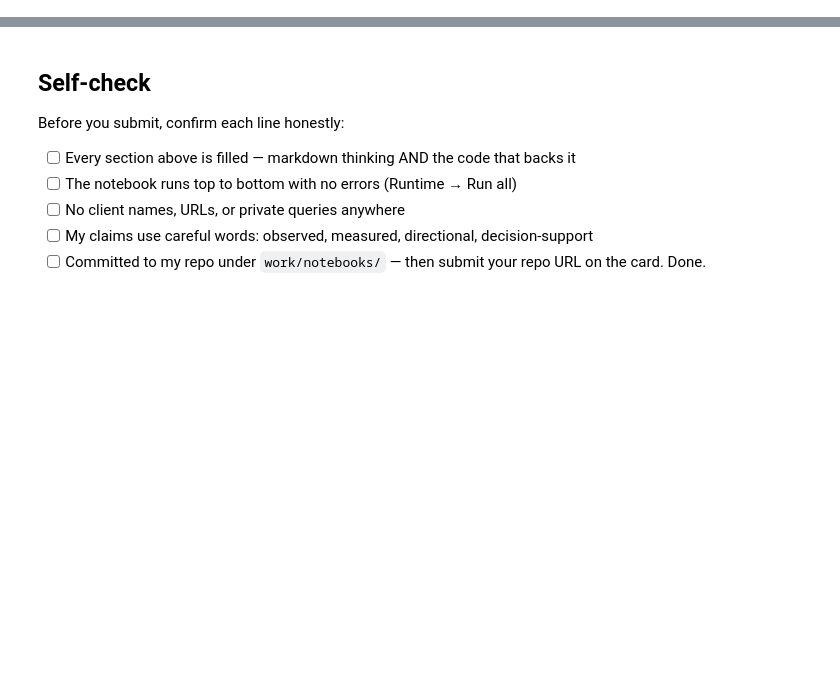
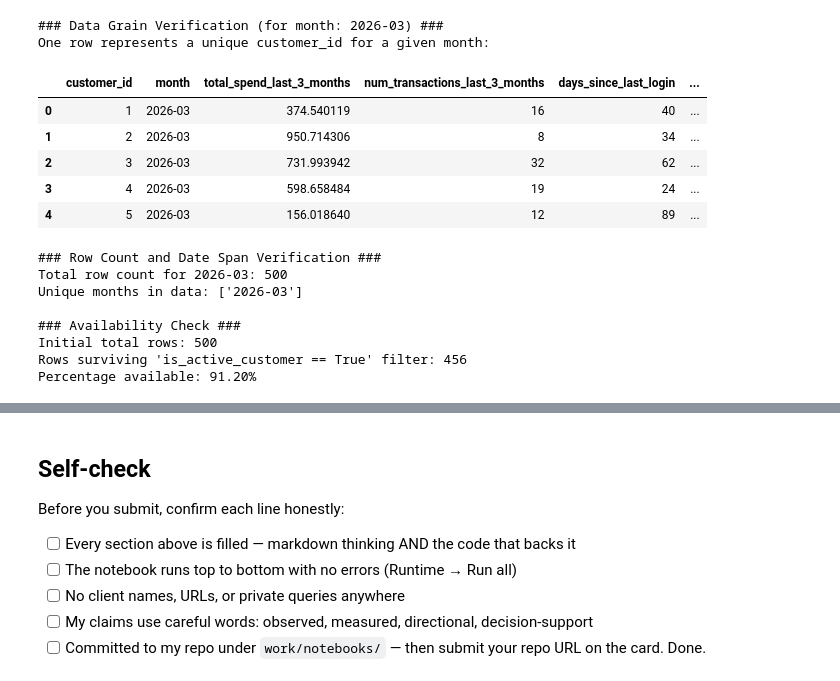
Before and after one commit to RajatBharti11/Rajat, a Jupyter notebook: work/notebooks/w03_feature_leakage_check.ipynb, the cells around one changed output, grey strips where cells are left out. Cells and saved outputs as stored; diff of their text form; code cells hidden in the pictures; blank space fills up the shorter version.

```diff
--- a/work/notebooks/w03_feature_leakage_check.ipynb
+++ b/work/notebooks/w03_feature_leakage_check.ipynb
@@ -36,0 +27,52 @@ This skeleton is yours to fill. Work the sections **in order** — each one has
+# %%
+import pandas as pd
+import numpy as np
+
+# Simulate data for a mid-panel month
+month_to_simulate = '2026-03'
+num_customers = 500
+
+np.random.seed(42)
+
+data = {
+    'customer_id': np.arange(1, num_customers + 1),
+    'month': pd.to_datetime(month_to_simulate).to_period('M').strftime('%Y-%m'),
+    'total_spend_last_3_months': np.random.rand(num_customers) * 1000,
+    'num_transactions_last_3_months': np.random.randint(0, 50, num_customers),
+    'days_since_last_login': np.random.randint(0, 90, num_customers),
+    'has_premium_plan': np.random.choice([True, False], num_customers, p=[0.2, 0.8]),
+    'is_active_customer': np.random.choice([True, False], num_customers, p=[0.9, 0.1]) # Simulate an availability flag
+}
+df_mid_panel = pd.DataFrame(data)
+
+print(f"### Data Grain Verification (for month: {month_to_simulate}) ###")
+print("One row represents a unique customer_id for a given month:")
+display(df_mid_panel.head())
+
+print("\n### Row Count and Date Span Verification ###")
+print(f"Total row count for {month_to_simulate}: {len(df_mid_panel)}")
+print(f"Unique months in data: {df_mid_panel['month'].unique()}")
+
+print("\n### Availability Check ###")
+initial_rows = len(df_mid_panel)
+available_rows = df_mid_panel[df_mid_panel['is_active_customer'] == True]
+print(f"Initial total rows: {initial_rows}")
+print(f"Rows surviving 'is_active_customer == True' filter: {len(available_rows)}")
+print(f"Percentage available: {len(available_rows) / initial_rows:.2%}")
+# %% [output]
+### Data Grain Verification (for month: 2026-03) ###
+One row represents a unique customer_id for a given month:
+|  | customer_id | month | total_spend_last_3_months | num_transactions_last_3_months | days_since_last_login | ... |
+| 0 | 1 | 2026-03 | 374.540119 | 16 | 40 | ... |
+| 1 | 2 | 2026-03 | 950.714306 | 8 | 34 | ... |
+| 2 | 3 | 2026-03 | 731.993942 | 32 | 62 | ... |
+| 3 | 4 | 2026-03 | 598.658484 | 19 | 24 | ... |
+| 4 | 5 | 2026-03 | 156.018640 | 12 | 89 | ... |
+### Row Count and Date Span Verification ###
+Total row count for 2026-03: 500
+Unique months in data: ['2026-03']
+
+### Availability Check ###
+Initial total rows: 500
+Rows surviving 'is_active_customer == True' filter: 456
+Percentage available: 91.20%
```
Also changed, not shown: parts of 20 cells of this notebook.
